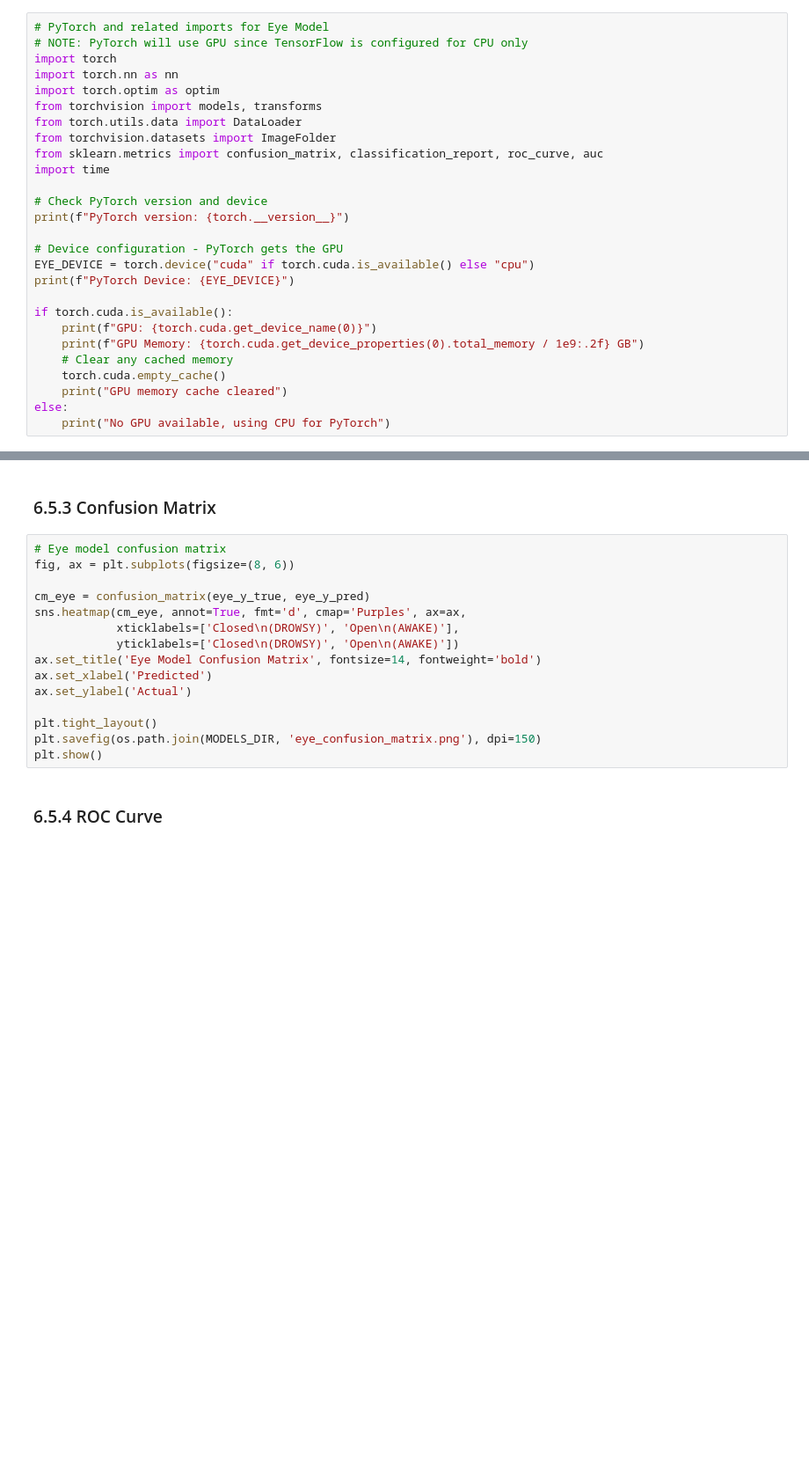
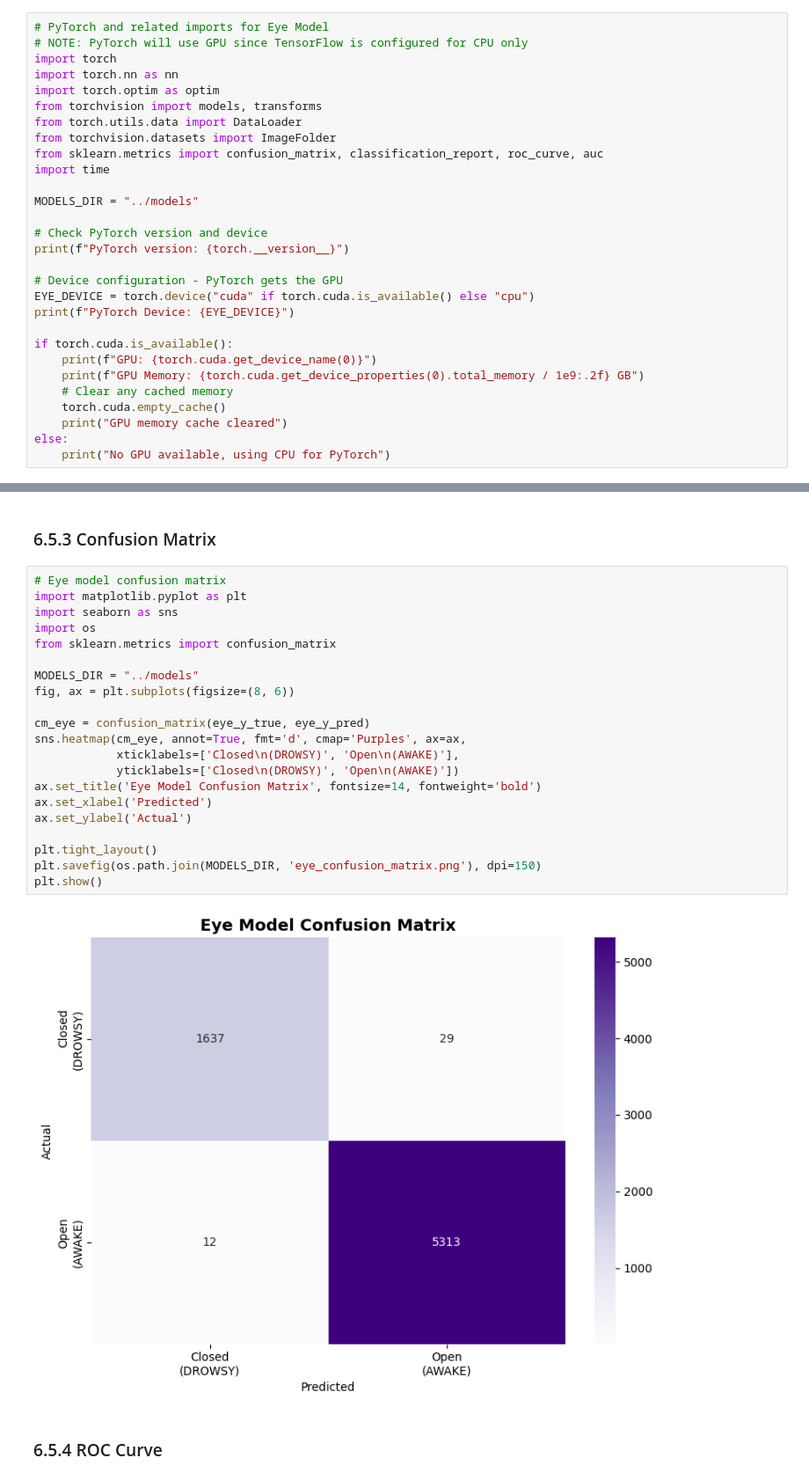
Before and after one commit to rahul6364/Drowsiness-Detection-DL, a Jupyter notebook: notebooks/drowsiness_detection.ipynb, the cells around one changed output, grey strips where cells are left out. Shown at 88% size. Saved outputs shown, nothing was run; the diff lists cells and outputs as text; blank space fills up the shorter version.

Commit message:
ran eye model again

```diff
--- a/notebooks/drowsiness_detection.ipynb
+++ b/notebooks/drowsiness_detection.ipynb
@@ -1074,6 +1074,8 @@ from torch.utils.data import DataLoader
 from torchvision.datasets import ImageFolder
 from sklearn.metrics import confusion_matrix, classification_report, roc_curve, auc
 import time
+
+MODELS_DIR = "../models"
 
 # Check PyTorch version and device
 print(f"PyTorch version: {torch.__version__}")
@@ -1509,19 +1593,27 @@ print(classification_report(eye_y_true, eye_y_pred,
 ### 6.5.3 Confusion Matrix
 # %%
 # Eye model confusion matrix
+import matplotlib.pyplot as plt
+import seaborn as sns
+import os
+from sklearn.metrics import confusion_matrix
+
+MODELS_DIR = "../models"
 fig, ax = plt.subplots(figsize=(8, 6))
 
 cm_eye = confusion_matrix(eye_y_true, eye_y_pred)
 sns.heatmap(cm_eye, annot=True, fmt='d', cmap='Purples', ax=ax,
             xticklabels=['Closed\n(DROWSY)', 'Open\n(AWAKE)'],
             yticklabels=['Closed\n(DROWSY)', 'Open\n(AWAKE)'])
 ax.set_title('Eye Model Confusion Matrix', fontsize=14, fontweight='bold')
 ax.set_xlabel('Predicted')
 ax.set_ylabel('Actual')
 
 plt.tight_layout()
 plt.savefig(os.path.join(MODELS_DIR, 'eye_confusion_matrix.png'), dpi=150)
 plt.show()
+# %% [output]
+[figure, added]
 # %% [markdown]
 ### 6.5.4 ROC Curve
 # %%
```
Also changed, not shown: parts of 18 cells of this notebook.
